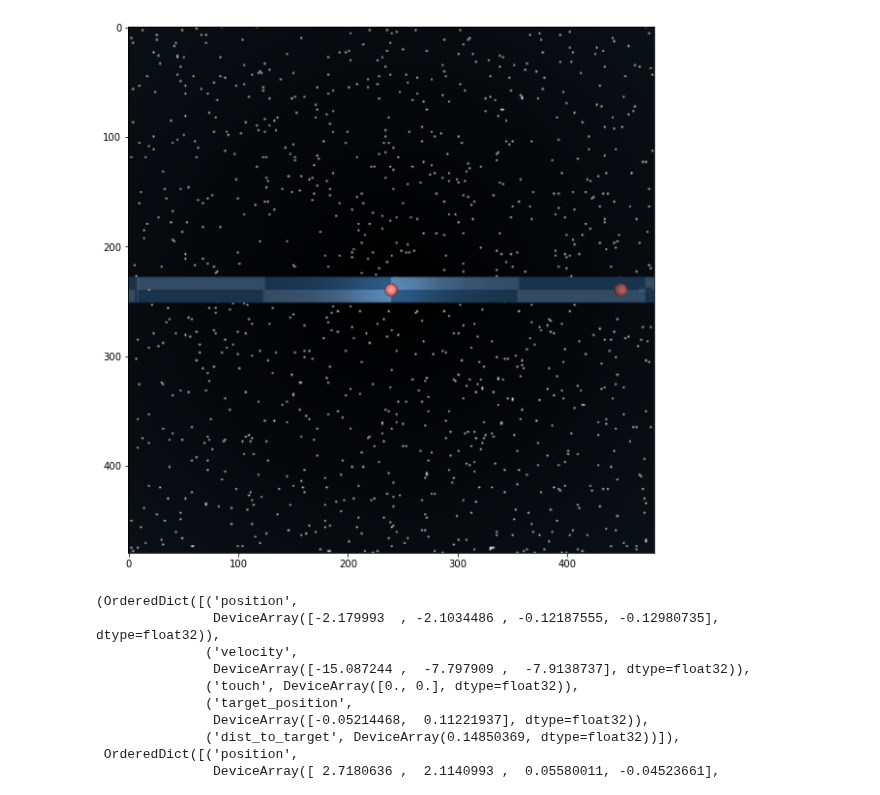
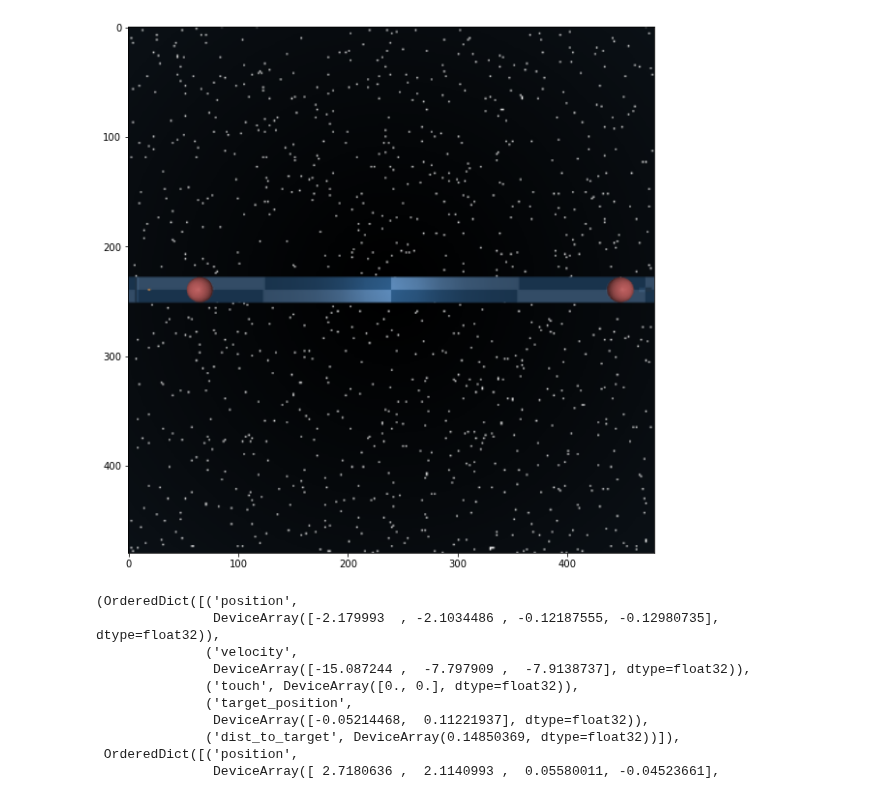
Before and after one commit to willwhitney/exploration-reimplementation, a Jupyter notebook: env dev.ipynb, the cells around one changed output. Saved outputs shown, nothing was run; the diff lists cells and outputs as text; code cells hidden in the pictures.

Commit message:
fix up hallway distractor envs

```diff
--- a/env dev.ipynb
+++ b/env dev.ipynb
@@ -30,14 +30,15 @@ def render(physics, camera_id=None, height=480, width=480, **kwargs):
     plt.figure(figsize = (10,10))
     plt.imshow(img)
 # %%
-reload(hallway)
-env = suite.load('hallway', 'velocity_4_mid')
+reload(hallway_distractor)
+# env = suite.load('hallway_distractor', 'velocity_4_inverse_distractor')
+env = suite.load('hallway_distractor', 'velocity_4_distractor')
 env.reset()
 render(env.physics, camera_id='fixed')
 # timestep = env.step(np.zeros(env.action_spec().shape))
 # print(env.physics.torso_height(), env.physics.torso_upright(), timestep.reward)
 # %% [output]
-[figure, old version]
+[figure, new version]
 # %%
 estimate_domains('finger_explore', 'turn_hard_narrow')
 # %% [output]
```
Also changed, not shown: 11 other files.
